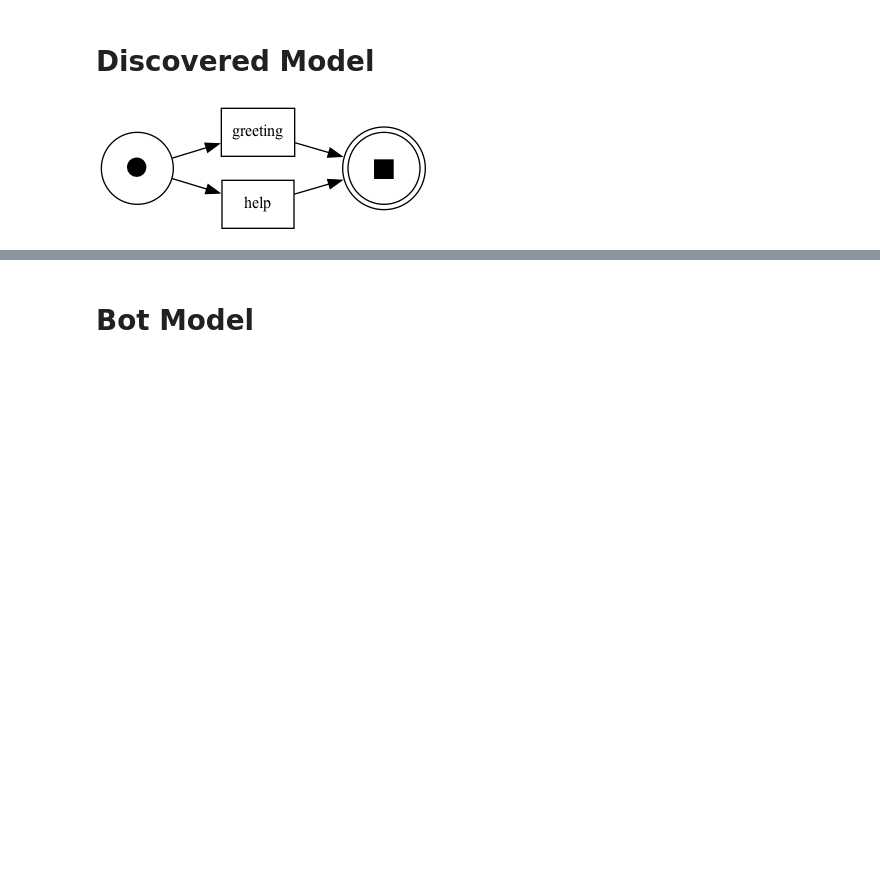
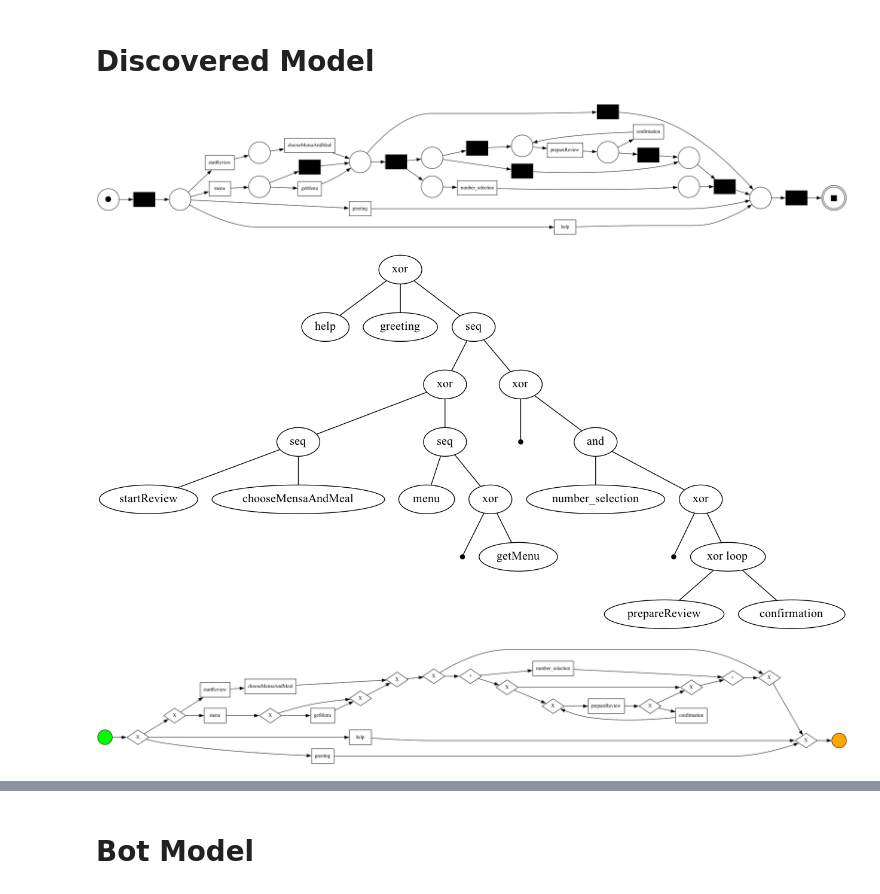
Before and after one commit to rwth-acis/process-mining-for-bots, a Jupyter notebook: visualize.log.ipynb, the cells around one changed output, grey strips where cells are left out. Cells and saved outputs as stored; diff of their text form; code cells hidden in the pictures; blank space fills up the shorter version.

```diff
--- a/visualize.log.ipynb
+++ b/visualize.log.ipynb
@@ -44,15 +46,16 @@ Fetching event log from http://localhost:8087/bot/MensaBot
 # %% [markdown]
 # Discovered Model
-# %%
-
-log['time:timestamp'] = pd.to_datetime(log['time:timestamp'])
-log =log[(log['EVENT'] == 'SERVICE_REQUEST') | (log['EVENT'] == 'USER_MESSAGE')]
-log = log[(log['lifecycle:transition'] == 'complete') ]
-
-net,im,fm = pm4py.discover_petri_net_heuristics(log)
-pm4py.view_petri_net(net,im,fm)
-# %% [output]
-[figure, removed]
+# %%
+net,im,fm = discovery.discover_petri_net(log)
+pm4py.view_petri_net(net,im,fm)
+process_tree = discovery.discover_process_tree(log)
+pm4py.view_process_tree(process_tree)
+bpmn = discovery.discover_bpmn(log)
+pm4py.view_bpmn(bpmn)
+# %% [output]
+[figure, added]
+[figure, added]
+[figure, added]
 # %%
 traces = pm4py.get_variants(log)
 traces
```
Also changed, not shown: parts of 7 cells of this notebook, 3 other files.
